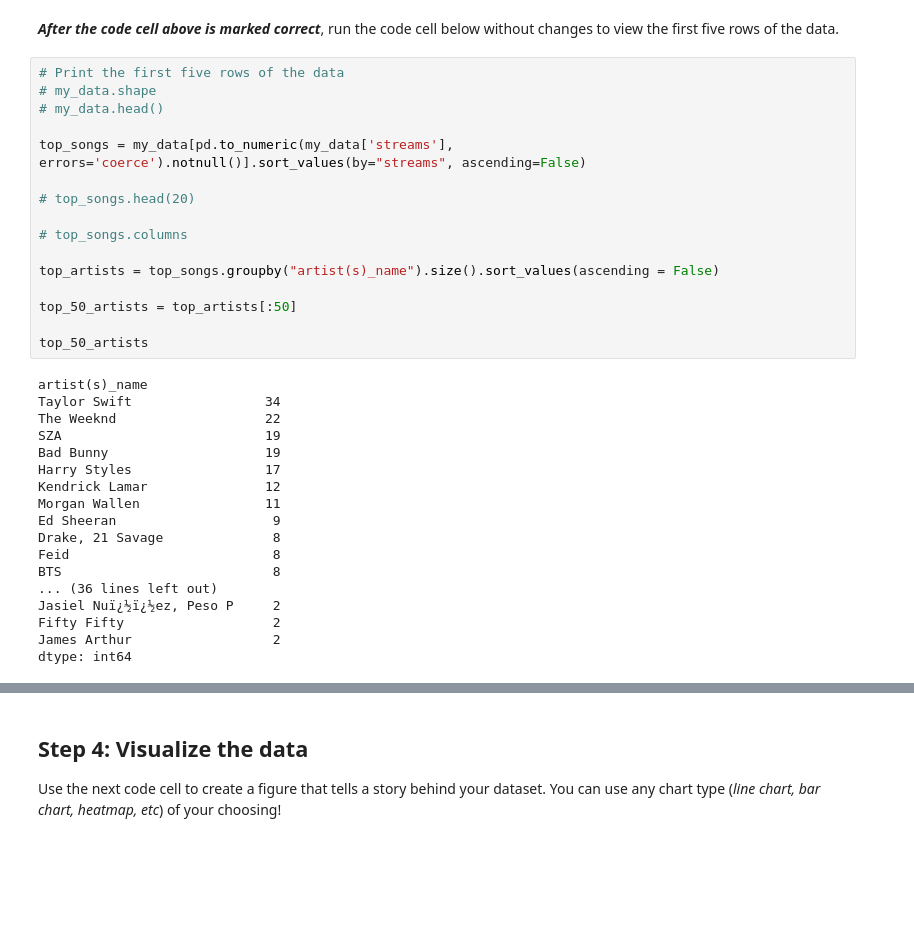
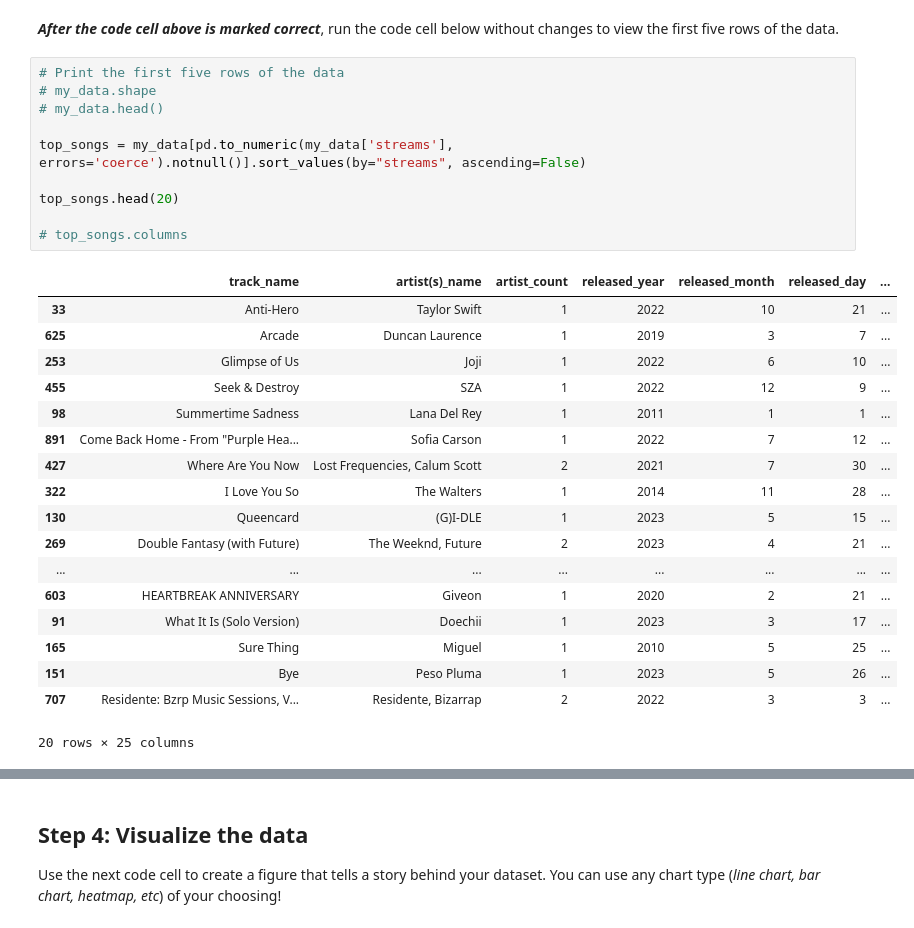
Before and after one commit to mtalirfan/Kaggle-Learn, a Jupyter notebook: 6 Data Visualization/7 Final Project.ipynb, the cells around one changed output, grey strips where cells are left out. Cells and saved outputs as stored; diff of their text form; blank space fills up the shorter version.

Commit message:
Kaggle Notebook | 7 Final Project.ipynb | Version 1

```diff
--- a/6 Data Visualization/7 Final Project.ipynb
+++ b/6 Data Visualization/7 Final Project.ipynb
@@ -98,34 +98,29 @@ step_3.check()
 # %%
 # Print the first five rows of the data
 # my_data.shape
 # my_data.head()
 
 top_songs = my_data[pd.to_numeric(my_data['streams'], errors='coerce').notnull()].sort_values(by="streams", ascending=False)
 
-# top_songs.head(20)
+top_songs.head(20)
 
 # top_songs.columns
-
-top_artists = top_songs.groupby("artist(s)_name").size().sort_values(ascending = False)
-
-top_50_artists = top_artists[:50]
-
-top_50_artists
 # %% [output]
+|  | track_name | artist(s)_name | artist_count | released_year | released_month | released_day | ... |
+| 33 | Anti-Hero | Taylor Swift | 1 | 2022 | 10 | 21 | ... |
+| 625 | Arcade | Duncan Laurence | 1 | 2019 | 3 | 7 | ... |
+| 253 | Glimpse of Us | Joji | 1 | 2022 | 6 | 10 | ... |
+| 455 | Seek & Destroy | SZA | 1 | 2022 | 12 | 9 | ... |
+| 98 | Summertime Sadness | Lana Del Rey | 1 | 2011 | 1 | 1 | ... |
+| 891 | Come Back Home - From "Purple Hea... | Sofia Carson | 1 | 2022 | 7 | 12 | ... |
+| 427 | Where Are You Now | Lost Frequencies, Calum Scott | 2 | 2021 | 7 | 30 | ... |
+| 322 | I Love You So | The Walters | 1 | 2014 | 11 | 28 | ... |
+| 130 | Queencard | (G)I-DLE | 1 | 2023 | 5 | 15 | ... |
+| 269 | Double Fantasy (with Future) | The Weeknd, Future | 2 | 2023 | 4 | 21 | ... |
+| ... | ... | ... | ... | ... | ... | ... | ... |
+| 603 | HEARTBREAK ANNIVERSARY | Giveon | 1 | 2020 | 2 | 21 | ... |
+| 91 | What It Is (Solo Version) | Doechii | 1 | 2023 | 3 | 17 | ... |
+| 165 | Sure Thing | Miguel | 1 | 2010 | 5 | 25 | ... |
+| 151 | Bye | Peso Pluma | 1 | 2023 | 5 | 26 | ... |
+| 707 | Residente: Bzrp Music Sessions, V... | Residente, Bizarrap | 2 | 2022 | 3 | 3 | ... |
-artist(s)_name
-Taylor Swift                 34
-The Weeknd                   22
-SZA                          19
-Bad Bunny                    19
-Harry Styles                 17
-Kendrick Lamar               12
-Morgan Wallen                11
-Ed Sheeran                    9
-Drake, 21 Savage              8
-Feid                          8
-BTS                           8
-... (36 lines left out)
-Jasiel Nuï¿½ï¿½ez, Peso P     2
-Fifty Fifty                   2
-James Arthur                  2
-dtype: int64
+20 rows × 25 columns
```
Also changed, not shown: parts of 4 cells of this notebook.
